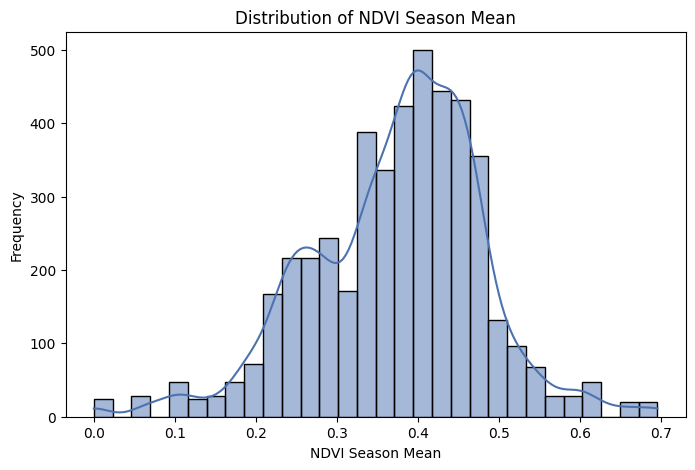
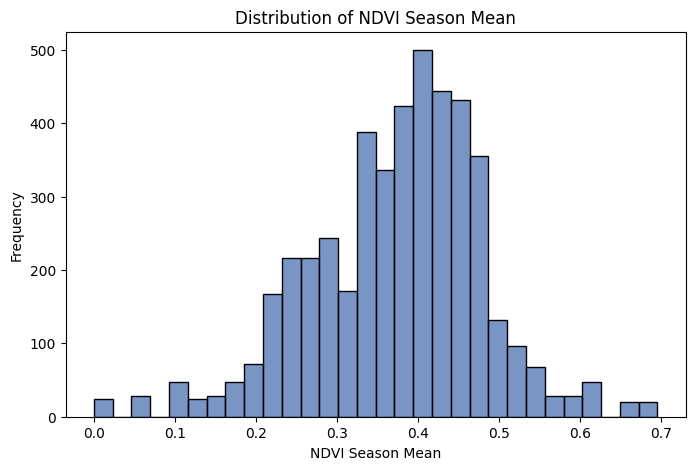
Unified diff of the notebook cell whose output changed from the first chart to the second:
--- before
+++ after
@@ -3,5 +3,5 @@
 
 plt.figure(figsize=(8, 5))
-sns.histplot(df[target], bins=30, kde=True, color="#4C72B0")
+sns.histplot(df[target], bins=30, color="#4C72B0")
 plt.title("Distribution of NDVI Season Mean")
 plt.xlabel("NDVI Season Mean")

Commit: Update EDA.ipynb